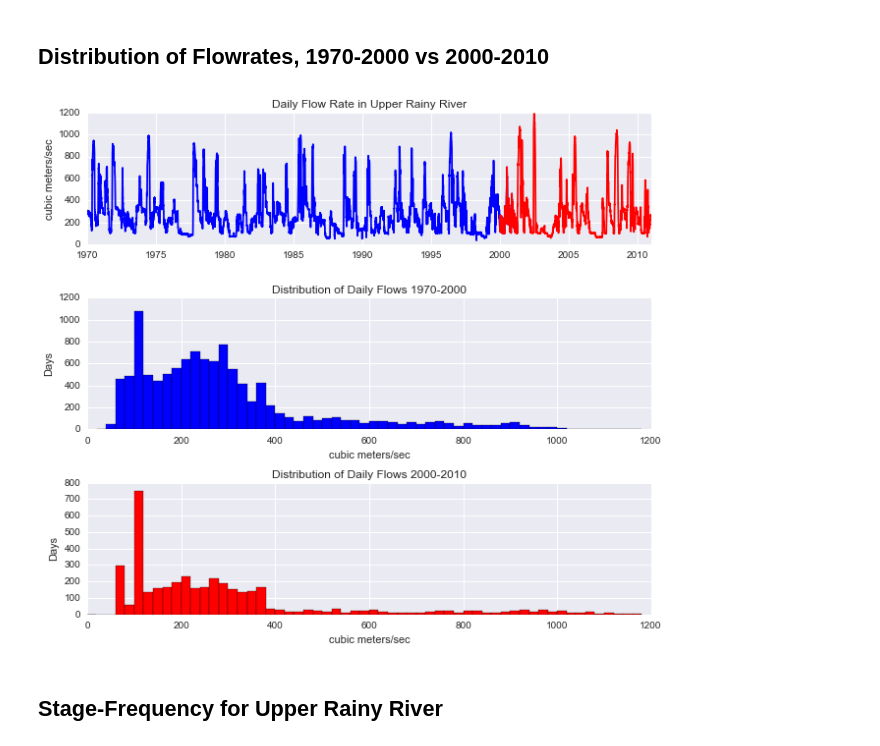
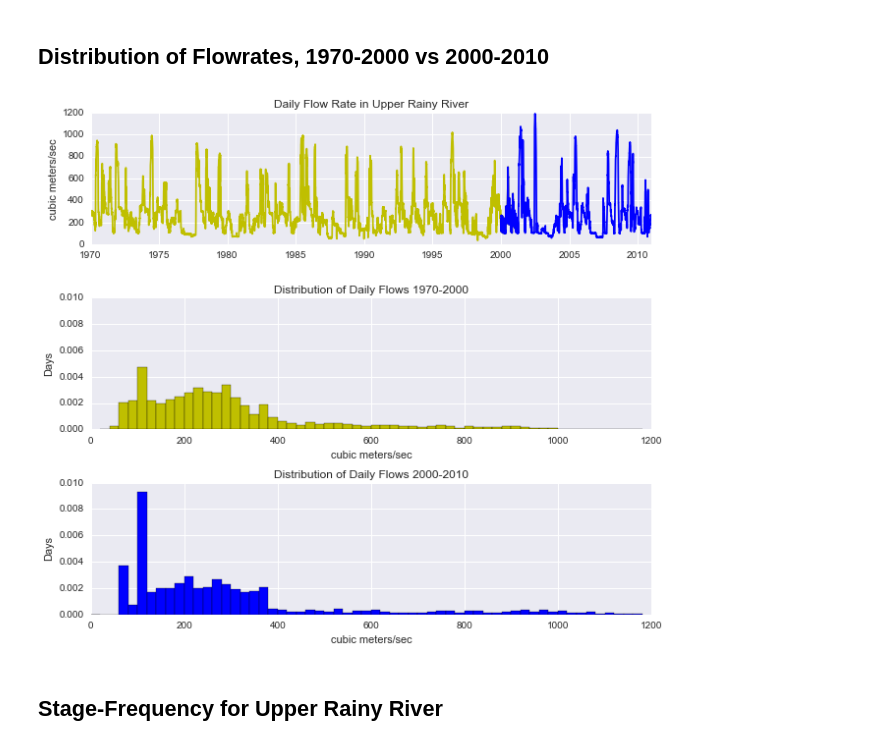
Before and after one commit to kmcgarry7/Rainy-Lake-Hydrology, a Jupyter notebook: Changes_in_Rainy_River_Flows_1970-2010.ipynb, the cells around one changed output. Drawn from its saved outputs; the diff is of its cells as text; code cells hidden in the pictures.

```diff
--- a/Changes_in_Rainy_River_Flows_1970-2010.ipynb
+++ b/Changes_in_Rainy_River_Flows_1970-2010.ipynb
@@ -113,25 +115,31 @@ The key observation is that the annual mean flow through upper Rainy River was v
 # %%
 plt.figure(figsize=(9,8))
 plt.subplot(3,1,1)
 plt.hold(True)
-RR['1970':'2000'].plot(color='b')
-RR['2000':].plot(color='r')
+RR['1970':'2000'].plot(color='y')
+RR['2000':].plot(color='b')
 plt.hold(False)
 plt.title('Daily Flow Rate in Upper Rainy River')
 plt.ylabel('cubic meters/sec')
+
 plt.subplot(3,1,2)
-RR['1970':'2000'].hist(bins=np.arange(0,1200,20),color='b')
+RR['1970':'2000'].hist(bins=np.arange(0,1200,20),color='y',normed=True)
+plt.ylim(0,0.01)
 plt.xlabel('cubic meters/sec')
 plt.ylabel('Days')
 plt.title('Distribution of Daily Flows 1970-2000')
+
 plt.subplot(3,1,3)
-RR['2000':].hist(bins=np.arange(0,1200,20),color='r')
+RR['2000':].hist(bins=np.arange(0,1200,20),color='b',normed=True)
+plt.ylim(0,0.01)
 plt.xlabel('cubic meters/sec')
 plt.ylabel('Days')
 plt.title('Distribution of Daily Flows 2000-2010')
+
 plt.tight_layout()
+plt.savefig('./images/RainyRiverFlows.png')
 # %% [output]
-[figure, old version]
+[figure, new version]
 # %% [markdown]
 ## <a name=section04></a>Stage-Frequency for Upper Rainy River
 # %%
```
Also changed, not shown: parts of 3 cells of this notebook, 12 other files.
